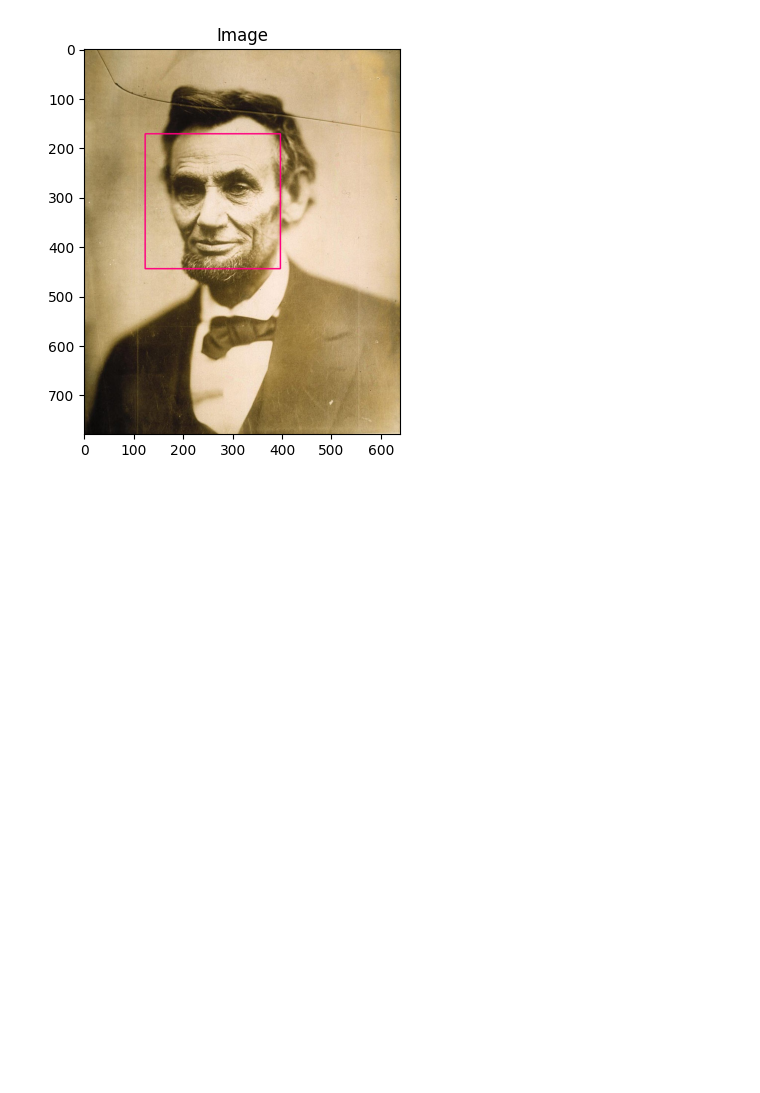
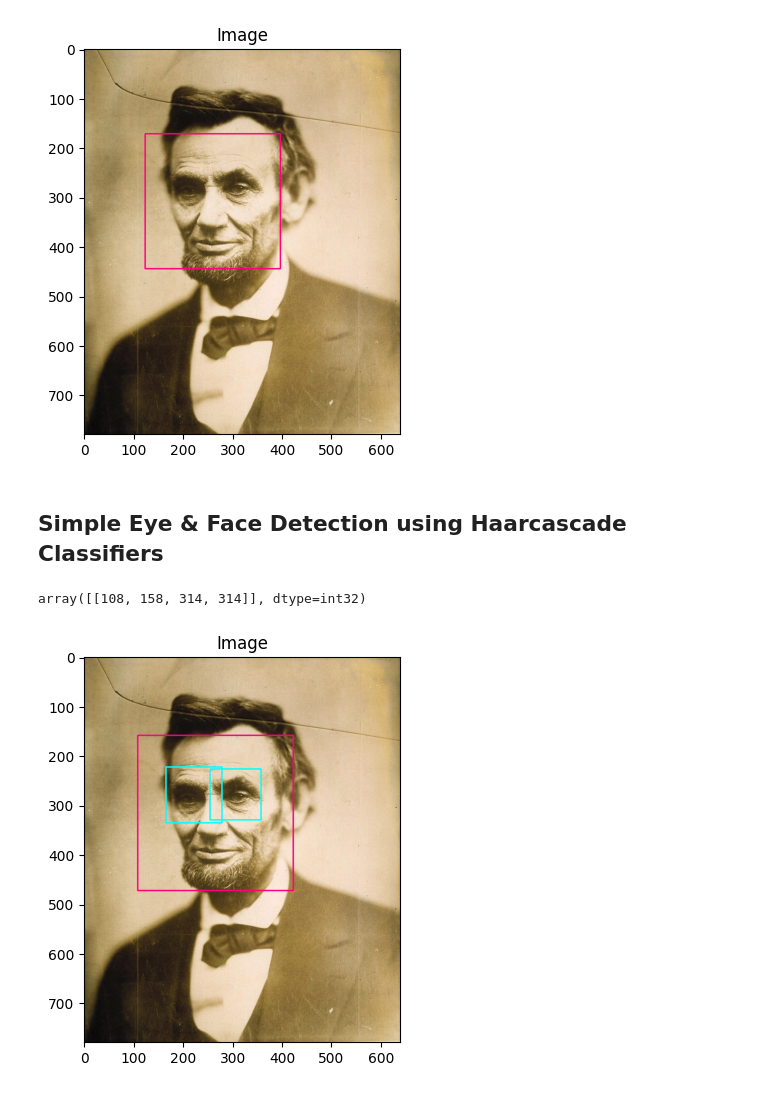
Before and after one commit to Sabbha20/pytorch2024, a Jupyter notebook: 002 - HAAR Cascade/01 - Face and Eye Detection with Haar Cascade Classifiers.ipynb, the cells around one changed output. Drawn from its saved outputs; the diff is of its cells as text; code cells hidden in the pictures; blank space fills up the shorter version.

Commit message:
HAAR Cascade - Face and eye Detect with rectangle box

```diff
--- a/002 - HAAR Cascade/01 - Face and Eye Detection with Haar Cascade Classifiers.ipynb
+++ b/002 - HAAR Cascade/01 - Face and Eye Detection with Haar Cascade Classifiers.ipynb
@@ -72,3 +72,33 @@ for (x,y,w,h) in faces:
 cv_imshow(img_cpy)
 # %% [output]
 [figure]
+# %% [markdown]
+## **Simple Eye & Face Detection using Haarcascade Classifiers**
+# %%
+face_classifier = cv2.CascadeClassifier('../data/Haarcascades/haarcascade_frontalface_default.xml')
+eye_classifier = cv2.CascadeClassifier('../data/Haarcascades/haarcascade_eye.xml')
+# %%
+img = cv2.imread("../data/images/abraham.jpg")
+gray = cv2.cvtColor(img, cv2.COLOR_BGR2GRAY)
+# %%
+faces = face_classifier.detectMultiScale(gray, 1.3, 5)
+faces
+# %% [output]
+array([[108, 158, 314, 314]], dtype=int32)
+# %%
+
+if faces.size == 0:
+    print("No faces found")
+
+img_cpy = img.copy()
+for (x,y,w,h) in faces:
+    cv2.rectangle(img_cpy, (x,y), (x+w,y+h), (127, 0, 255), 2)
+    roi_gray = gray[y:y+h, x:x+w]
+    roi_color = img_cpy[y:y+h, x:x+w]
+    eyes = eye_classifier.detectMultiScale(roi_gray, 1.01, 3)
+    for (ex,ey,ew,eh) in eyes:
+        cv2.rectangle(roi_color,(ex,ey),(ex+ew,ey+eh),(255,255,0),2)
+
+cv_imshow(img_cpy)
+# %% [output]
+[figure, added]
```
